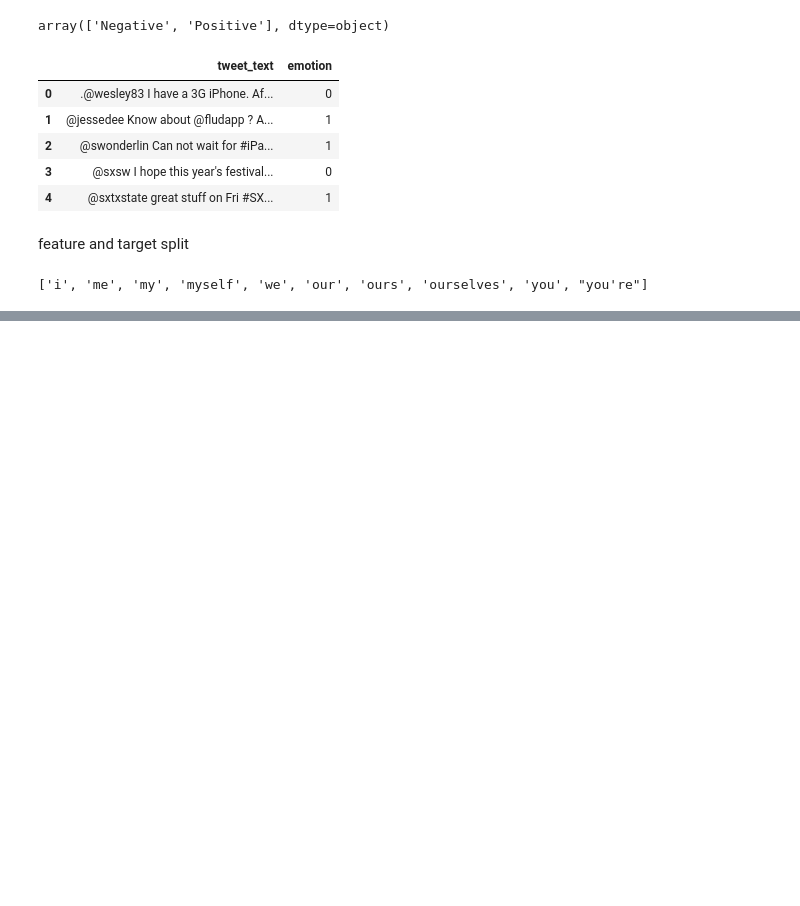
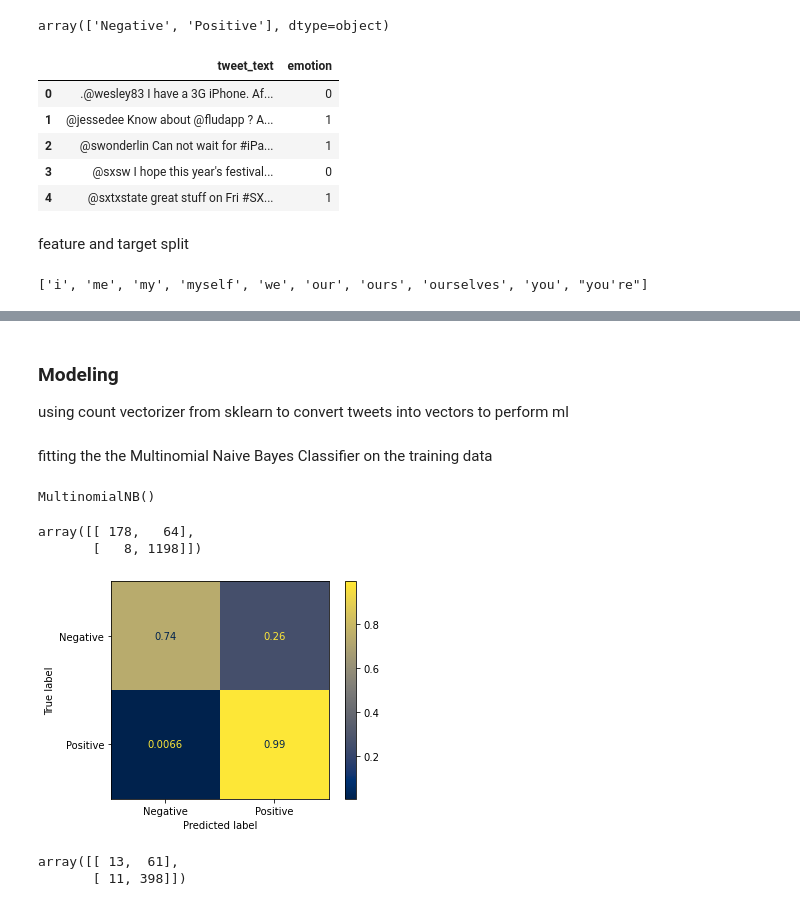
Before and after one commit to luluvalakdawala/NLP_for_tweet_sentiments, a Jupyter notebook: notebooks/exploratory/02_modeling.ipynb, the cells around one changed output, grey strips where cells are left out. Drawn from its saved outputs; the diff is of its cells as text; code cells hidden in the pictures; blank space fills up the shorter version.

Commit message:
tweet wordcloud updated, modeling continued

```diff
--- a/notebooks/exploratory/02_modeling.ipynb
+++ b/notebooks/exploratory/02_modeling.ipynb
@@ -124,0 +133,9 @@ plt.show();
+# %% [markdown]
+### Modeling
+using count vectorizer from sklearn to convert tweets into vectors to perform ml
+# %%
+cv = CountVectorizer()
+X_t_vec = cv.fit_transform(X_t)
+X_t_vec = pd.DataFrame.sparse.from_spmatrix(X_t_vec)
+X_t_vec.columns = sorted(cv.vocabulary_)
+X_t_vec.set_index(y_t.index, inplace=True)
@@ -124,0 +147,23 @@ plt.show();
+# %% [markdown]
+fitting the the Multinomial Naive Bayes Classifier on the training data
+# %%
+mnb = MultinomialNB()
+mnb.fit(X_t_vec, y_t)
+# %% [output]
+MultinomialNB()
+# %%
+y_t_hat = mnb.predict(X_t_vec)
+confusion_matrix(y_t, y_t_hat)
+# %% [output]
+array([[ 178,   64],
+       [   8, 1198]])
+# %%
+plot_confusion_matrix(mnb, X_t_vec, y_t, normalize='true', cmap='cividis', display_labels=['Negative', 'Positive']);
+# %% [output]
+[figure, added]
+# %%
+y_val_hat = mnb.predict(X_val_vec)
+confusion_matrix(y_val, y_val_hat)
+# %% [output]
+array([[ 13,  61],
+       [ 11, 398]])
```
Also changed, not shown: parts of 11 cells of this notebook, 3 other files.
